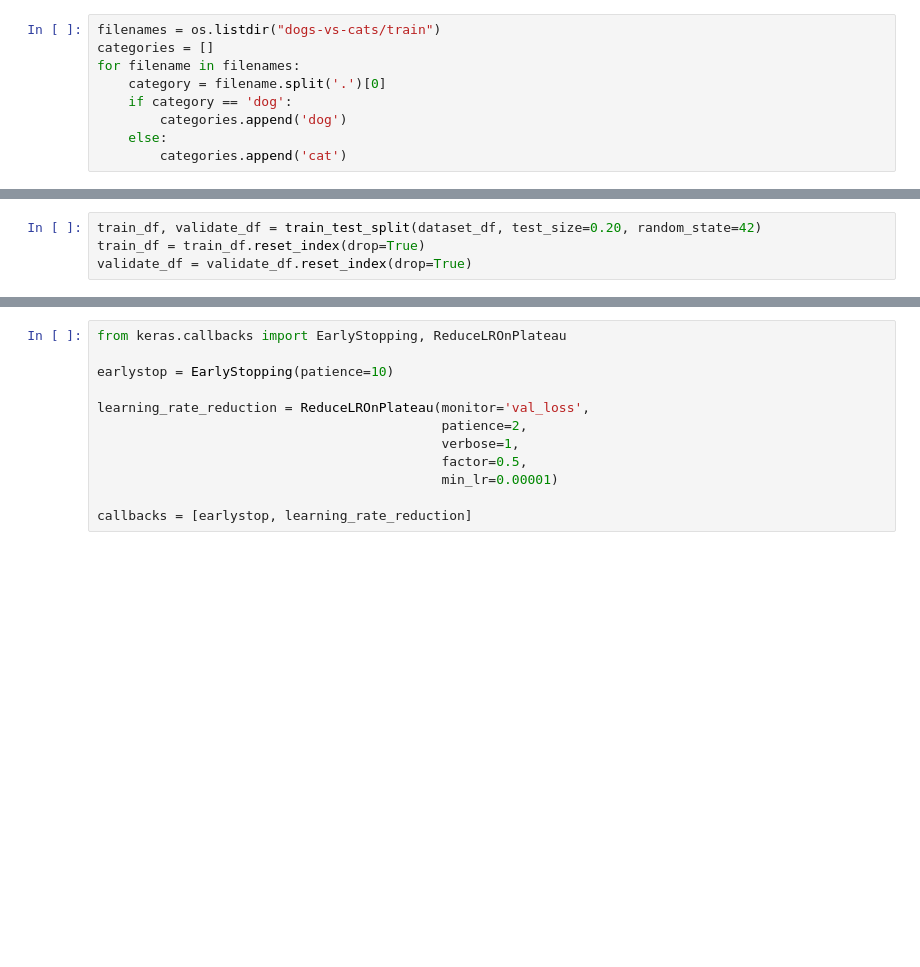
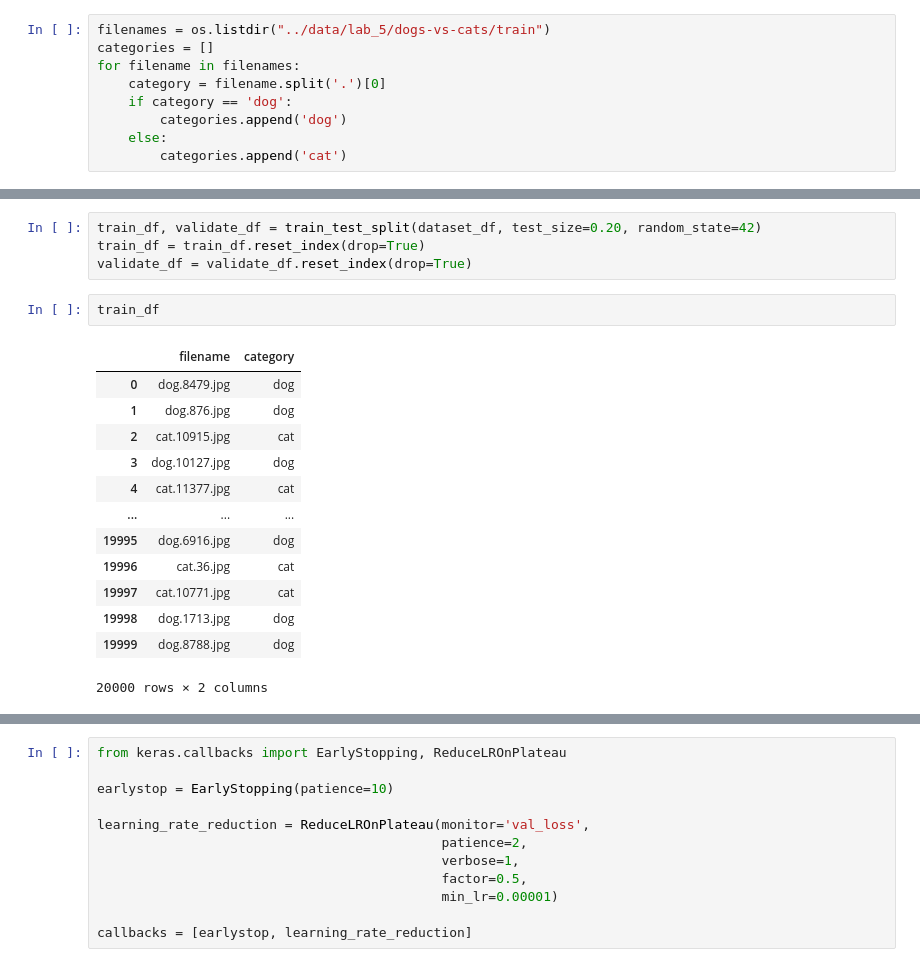
Before and after one commit to NikeZakrevsky/machine_learning_labs, a Jupyter notebook: lab_5/lab_5.ipynb, the cells around one changed output, grey strips where cells are left out. Saved outputs shown, nothing was run; the diff lists cells and outputs as text; blank space fills up the shorter version.

```diff
--- a/lab_5/lab_5.ipynb
+++ b/lab_5/lab_5.ipynb
@@ -10,7 +12,7 @@ import numpy as np
 # %% [output]
 Using TensorFlow backend.
 # %%
-filenames = os.listdir("dogs-vs-cats/train")
+filenames = os.listdir("../data/lab_5/dogs-vs-cats/train")
 categories = []
 for filename in filenames:
     category = filename.split('.')[0]
@@ -27,6 +29,22 @@ dataset_df = pd.DataFrame({
 train_df, validate_df = train_test_split(dataset_df, test_size=0.20, random_state=42)
 train_df = train_df.reset_index(drop=True)
 validate_df = validate_df.reset_index(drop=True)
+# %%
+train_df
+# %% [output]
+|  | filename | category |
+| 0 | dog.8479.jpg | dog |
+| 1 | dog.876.jpg | dog |
+| 2 | cat.10915.jpg | cat |
+| 3 | dog.10127.jpg | dog |
+| 4 | cat.11377.jpg | cat |
+| ... | ... | ... |
+| 19995 | dog.6916.jpg | dog |
+| 19996 | cat.36.jpg | cat |
+| 19997 | cat.10771.jpg | cat |
+| 19998 | dog.1713.jpg | dog |
+| 19999 | dog.8788.jpg | dog |
+20000 rows × 2 columns
 # %%
 train_datagen = ImageDataGenerator(
     rotation_range=15,
```
Also changed, not shown: parts of 10 cells of this notebook, 7 other files.
